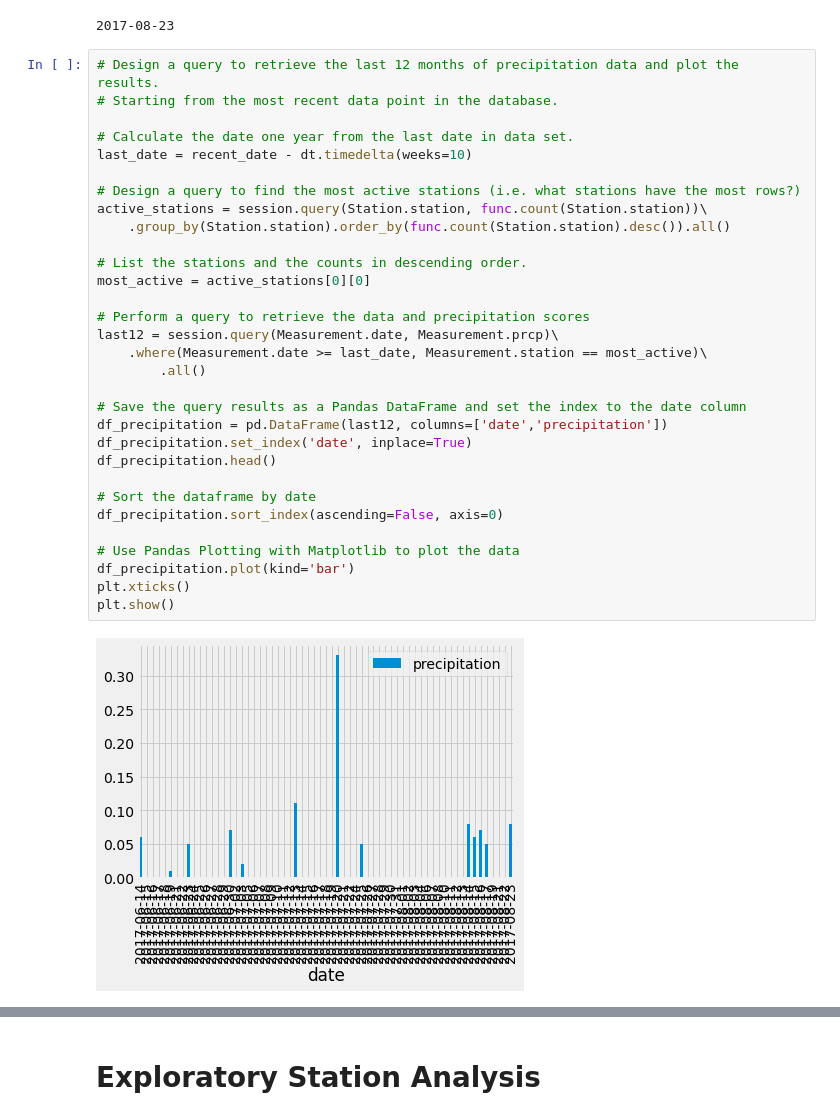
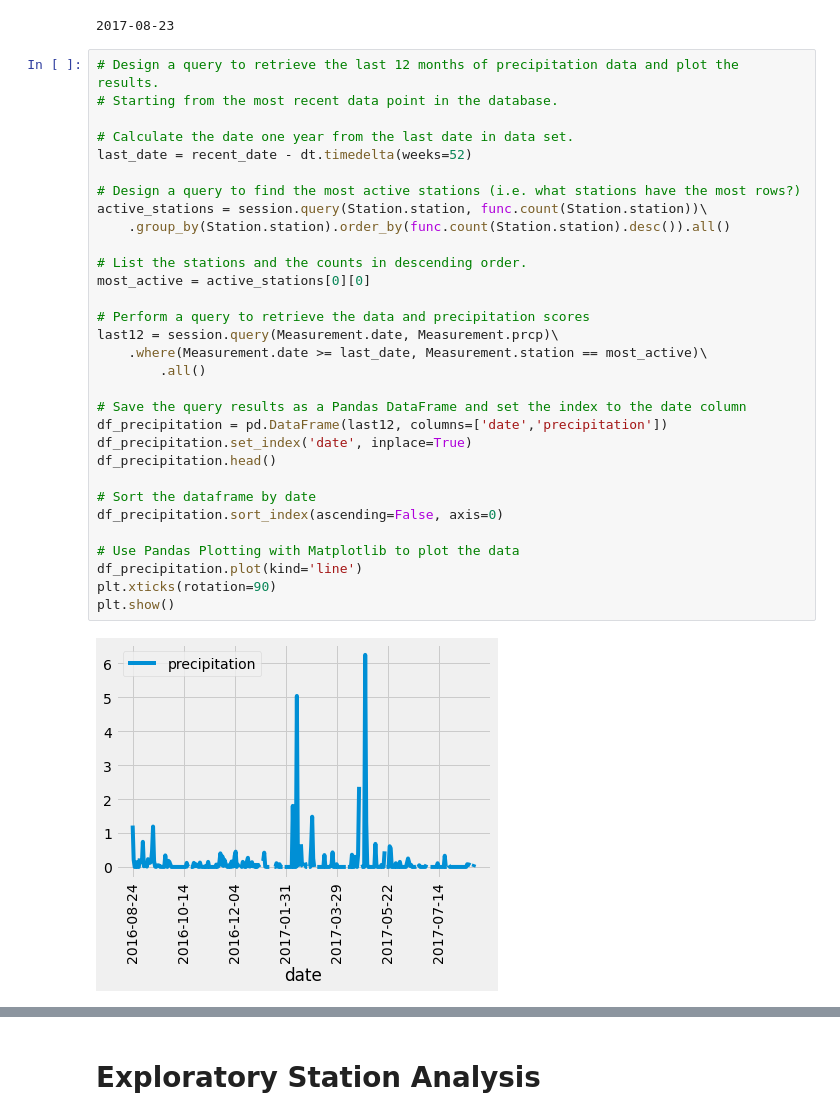
Before and after one commit to holla394/sqlalchemy-challenge, a Jupyter notebook: SurfsUp/climate_starter.ipynb, the cells around one changed output, grey strips where cells are left out. Drawn from its saved outputs; the diff is of its cells as text.

Commit message:
fixing graphs and adding to app.py

```diff
--- a/SurfsUp/climate_starter.ipynb
+++ b/SurfsUp/climate_starter.ipynb
@@ -49,36 +49,36 @@ recent_date = recent_date.date()
 # %%
 # Design a query to retrieve the last 12 months of precipitation data and plot the results.
 # Starting from the most recent data point in the database.
 
 # Calculate the date one year from the last date in data set.
-last_date = recent_date - dt.timedelta(weeks=10)
+last_date = recent_date - dt.timedelta(weeks=52)
 
 # Design a query to find the most active stations (i.e. what stations have the most rows?)
 active_stations = session.query(Station.station, func.count(Station.station))\
     .group_by(Station.station).order_by(func.count(Station.station).desc()).all()
 
 # List the stations and the counts in descending order.
 most_active = active_stations[0][0]
 
 # Perform a query to retrieve the data and precipitation scores
 last12 = session.query(Measurement.date, Measurement.prcp)\
     .where(Measurement.date >= last_date, Measurement.station == most_active)\
         .all()
 
 # Save the query results as a Pandas DataFrame and set the index to the date column
 df_precipitation = pd.DataFrame(last12, columns=['date','precipitation'])
 df_precipitation.set_index('date', inplace=True)
 df_precipitation.head()
 
 # Sort the dataframe by date
 df_precipitation.sort_index(ascending=False, axis=0)
 
 # Use Pandas Plotting with Matplotlib to plot the data
-df_precipitation.plot(kind='bar')
-plt.xticks()
+df_precipitation.plot(kind='line')
+plt.xticks(rotation=90)
 plt.show()
 # %% [output]
-[figure, old version]
+[figure, new version]
 # %%
 # Use Pandas to calcualte the summary statistics for the precipitation data
 df_precipitation.describe()
```
Also changed, not shown: parts of 1 cell of this notebook, 1 other file.
